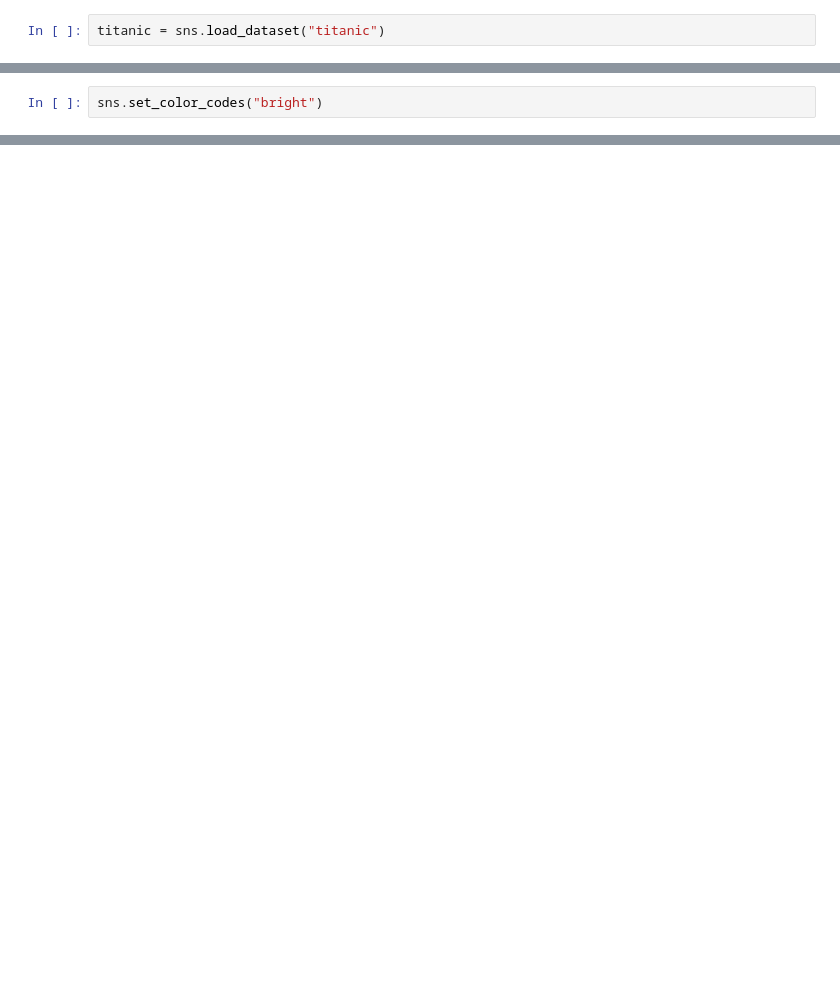
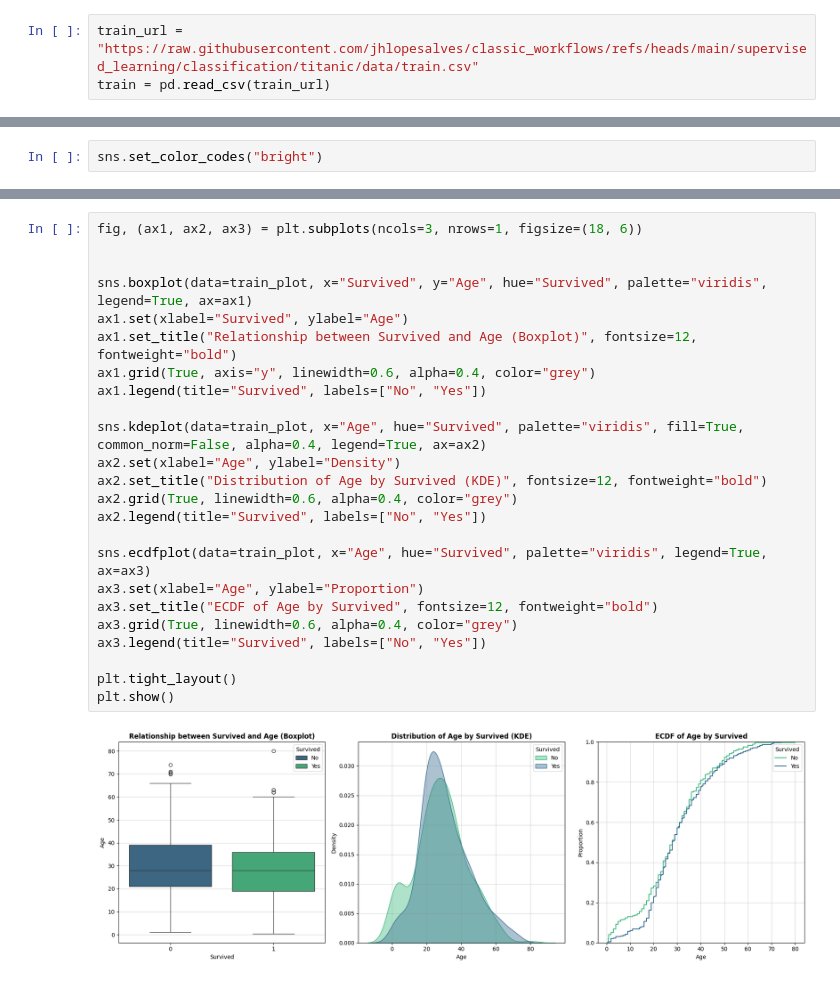
Before and after one commit to jhlopesalves/classic_workflows, a Jupyter notebook: supervised_learning/classification/titanic/titanic.ipynb, the cells around one changed output, grey strips where cells are left out. Cells and saved outputs as stored; diff of their text form; blank space fills up the shorter version.

```diff
--- a/supervised_learning/classification/titanic/titanic.ipynb
+++ b/supervised_learning/classification/titanic/titanic.ipynb
@@ -42,2 +51,3 @@ import seaborn as sns
 # %%
-titanic = sns.load_dataset("titanic")
+train_url = "https://raw.githubusercontent.com/jhlopesalves/classic_workflows/refs/heads/main/supervised_learning/classification/titanic/data/train.csv"
+train = pd.read_csv(train_url)
@@ -86,0 +143,26 @@ plt.show()
+# %%
+fig, (ax1, ax2, ax3) = plt.subplots(ncols=3, nrows=1, figsize=(18, 6))
+
+
+sns.boxplot(data=train_plot, x="Survived", y="Age", hue="Survived", palette="viridis", legend=True, ax=ax1)
+ax1.set(xlabel="Survived", ylabel="Age")
+ax1.set_title("Relationship between Survived and Age (Boxplot)", fontsize=12, fontweight="bold")
+ax1.grid(True, axis="y", linewidth=0.6, alpha=0.4, color="grey")
+ax1.legend(title="Survived", labels=["No", "Yes"])
+
+sns.kdeplot(data=train_plot, x="Age", hue="Survived", palette="viridis", fill=True, common_norm=False, alpha=0.4, legend=True, ax=ax2)
+ax2.set(xlabel="Age", ylabel="Density")
+ax2.set_title("Distribution of Age by Survived (KDE)", fontsize=12, fontweight="bold")
+ax2.grid(True, linewidth=0.6, alpha=0.4, color="grey")
+ax2.legend(title="Survived", labels=["No", "Yes"])
+
+sns.ecdfplot(data=train_plot, x="Age", hue="Survived", palette="viridis", legend=True, ax=ax3)
+ax3.set(xlabel="Age", ylabel="Proportion")
+ax3.set_title("ECDF of Age by Survived", fontsize=12, fontweight="bold")
+ax3.grid(True, linewidth=0.6, alpha=0.4, color="grey")
+ax3.legend(title="Survived", labels=["No", "Yes"])
+
+plt.tight_layout()
+plt.show()
+# %% [output]
+[figure, added]
```
Also changed, not shown: parts of 18 cells of this notebook, 2 other files.
